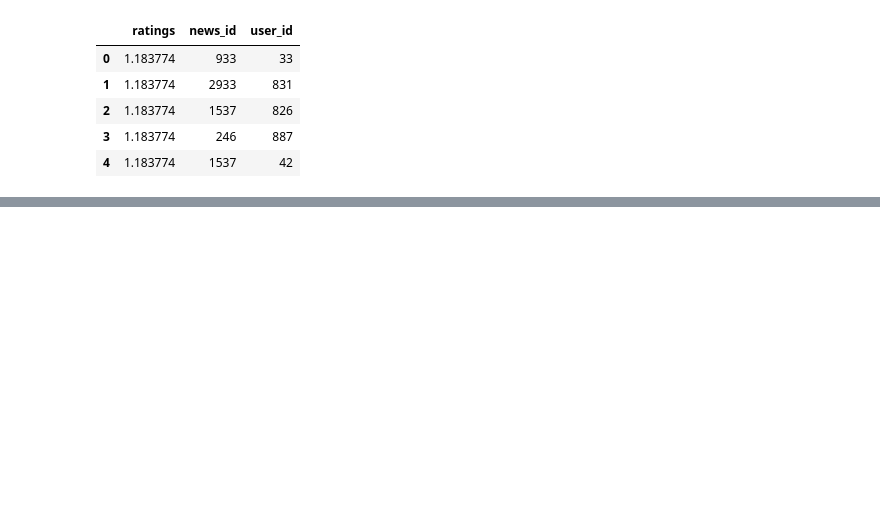
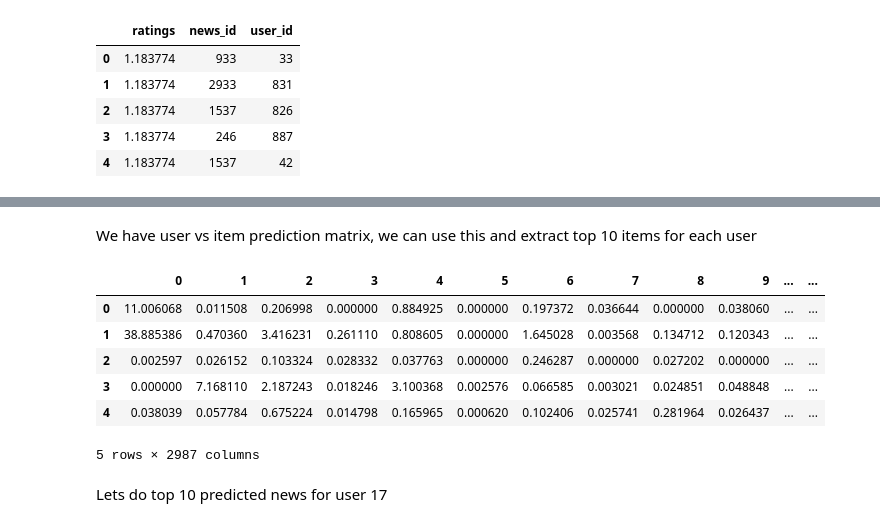
Before and after one commit to neel-machine/News-recommendation-system, a Jupyter notebook: news_recommendation.ipynb, the cells around one changed output, grey strips where cells are left out. Drawn from its saved outputs; the diff is of its cells as text; code cells hidden in the pictures; blank space fills up the shorter version.

```diff
--- a/news_recommendation.ipynb
+++ b/news_recommendation.ipynb
@@ -268,0 +285,4 @@ ratings.user_id.nunique()
+# %%
+for line in ratings.itertuples():
+  #print(line)
+  data_mtrix[line[3]-1,line[2]-1] = line[1]
@@ -268,0 +310,2 @@ ratings.user_id.nunique()
+# %%
+user_similarity = 1 - pairwise_distances(data_mtrix,metric='cosine')
@@ -268,0 +332,2 @@ ratings.user_id.nunique()
+# %%
+news_prediction = np.dot(user_similarity,data_mtrix)
@@ -268,0 +354,16 @@ ratings.user_id.nunique()
+# %% [markdown]
+We have user vs item prediction matrix, we can use this and extract top 10 items for each user
+# %%
+predicted_news_df = pd.DataFrame(news_prediction)
+# %%
+predicted_news_df.head()
+# %% [output]
+|  | 0 | 1 | 2 | 3 | 4 | 5 | 6 | 7 | 8 | 9 | ... | ... |
+| 0 | 11.006068 | 0.011508 | 0.206998 | 0.000000 | 0.884925 | 0.000000 | 0.197372 | 0.036644 | 0.000000 | 0.038060 | ... | ... |
+| 1 | 38.885386 | 0.470360 | 3.416231 | 0.261110 | 0.808605 | 0.000000 | 1.645028 | 0.003568 | 0.134712 | 0.120343 | ... | ... |
+| 2 | 0.002597 | 0.026152 | 0.103324 | 0.028332 | 0.037763 | 0.000000 | 0.246287 | 0.000000 | 0.027202 | 0.000000 | ... | ... |
+| 3 | 0.000000 | 7.168110 | 2.187243 | 0.018246 | 3.100368 | 0.002576 | 0.066585 | 0.003021 | 0.024851 | 0.048848 | ... | ... |
+| 4 | 0.038039 | 0.057784 | 0.675224 | 0.014798 | 0.165965 | 0.000620 | 0.102406 | 0.025741 | 0.281964 | 0.026437 | ... | ... |
+5 rows × 2987 columns
+# %% [markdown]
+Lets do top 10 predicted news for user 17
```
Also changed, not shown: parts of 40 cells of this notebook.
